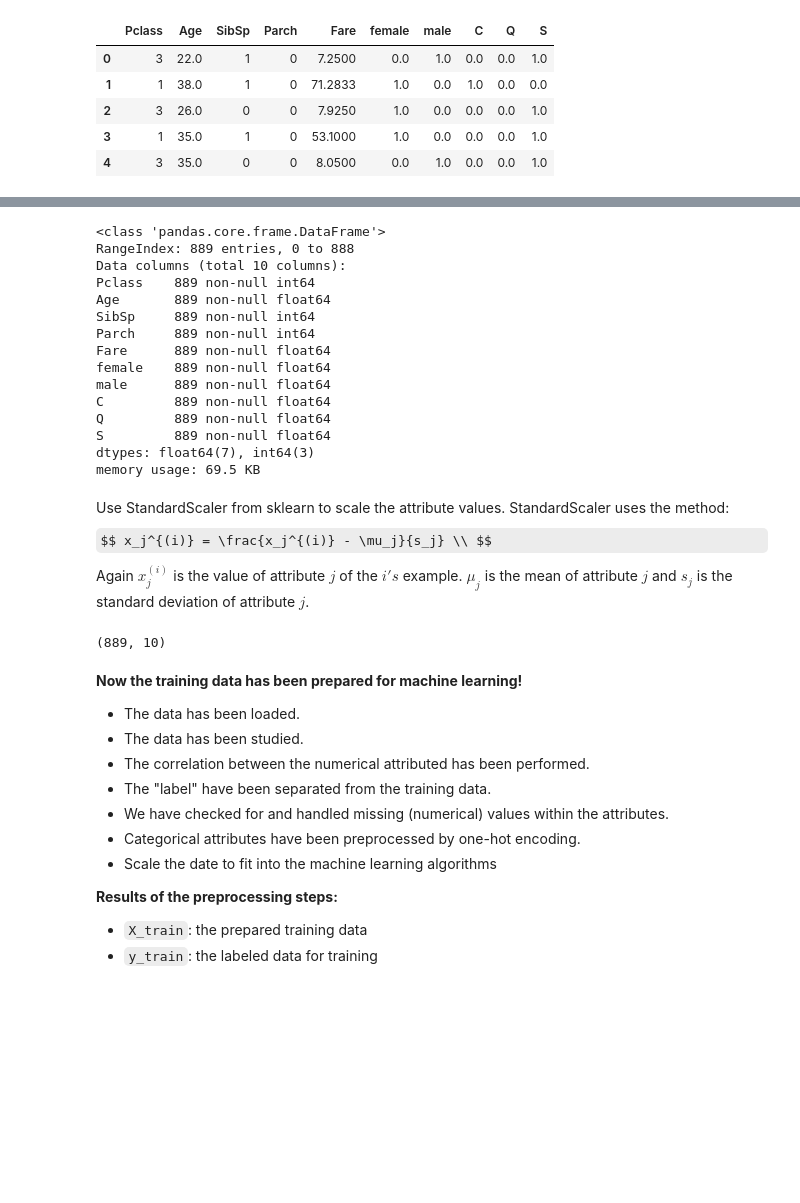
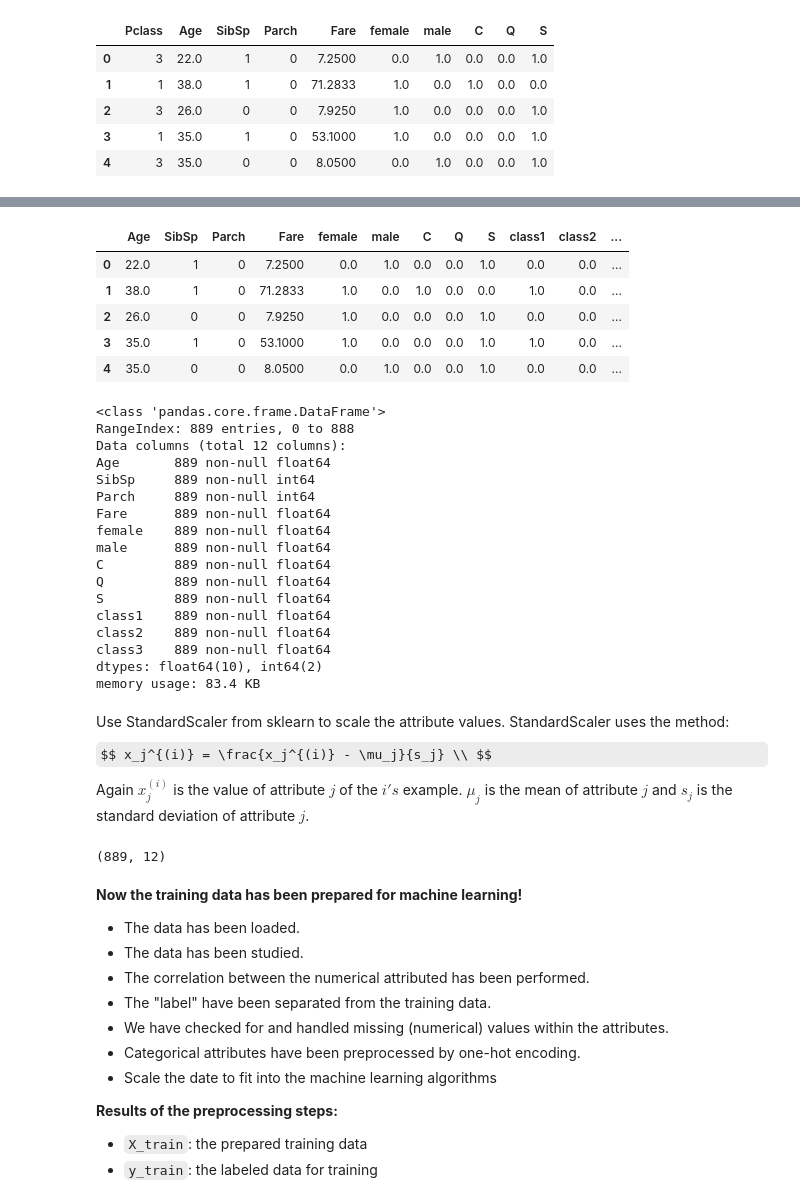
Before and after one commit to faberfred/kaggle, a Jupyter notebook: titanic/titanic_v2.ipynb, the cells around one changed output, grey strips where cells are left out. Drawn from its saved outputs; the diff is of its cells as text; code cells hidden in the pictures; some formulas as TeX source; blank space fills up the shorter version.

```diff
--- a/titanic/titanic_v2.ipynb
+++ b/titanic/titanic_v2.ipynb
@@ -406,3 +406,7 @@ X_train.head()
 | 2 | 3 | 26.0 | 0 | 0 | 7.9250 | 1.0 | 0.0 | 0.0 | 0.0 | 1.0 |
 | 3 | 1 | 35.0 | 1 | 0 | 53.1000 | 1.0 | 0.0 | 0.0 | 0.0 | 1.0 |
 | 4 | 3 | 35.0 | 0 | 0 | 8.0500 | 0.0 | 1.0 | 0.0 | 0.0 | 1.0 |
+# %%
+classes_cat = X_train['Pclass']
+classes_cat = classes_cat.as_matrix()
+type(classes_cat)
@@ -408,0 +415,6 @@ X_train.head()
+# %%
+classes_cat = classes_cat.reshape(-1, 1)
+classes_cat = cat_encoder.fit_transform(classes_cat)
+# %%
+classes_cat_1hot = pd.DataFrame(classes_cat, columns=['class1', 'class2', 'class3'])
+classes_cat_1hot.head(10)
@@ -409,3 +442,3 @@ X_train.head()
 # %%
-#X_train.drop(['index'], axis=1, inplace=True)
-#X_train.head()
+X_train.drop('Pclass', axis=1, inplace=True)
+X_train.head()
@@ -412,10 +452,19 @@ X_train.head()
+# %%
+X_train = pd.concat([X_train, classes_cat_1hot], axis=1)
+X_train.head()
+# %% [output]
+|  | Age | SibSp | Parch | Fare | female | male | C | Q | S | class1 | class2 | ... |
+| 0 | 22.0 | 1 | 0 | 7.2500 | 0.0 | 1.0 | 0.0 | 0.0 | 1.0 | 0.0 | 0.0 | ... |
+| 1 | 38.0 | 1 | 0 | 71.2833 | 1.0 | 0.0 | 1.0 | 0.0 | 0.0 | 1.0 | 0.0 | ... |
+| 2 | 26.0 | 0 | 0 | 7.9250 | 1.0 | 0.0 | 0.0 | 0.0 | 1.0 | 0.0 | 0.0 | ... |
+| 3 | 35.0 | 1 | 0 | 53.1000 | 1.0 | 0.0 | 0.0 | 0.0 | 1.0 | 1.0 | 0.0 | ... |
+| 4 | 35.0 | 0 | 0 | 8.0500 | 0.0 | 1.0 | 0.0 | 0.0 | 1.0 | 0.0 | 0.0 | ... |
 # %%
 X_train.info()
 # %% [output]
 <class 'pandas.core.frame.DataFrame'>
 RangeIndex: 889 entries, 0 to 888
-Data columns (total 10 columns):
-Pclass    889 non-null int64
+Data columns (total 12 columns):
 Age       889 non-null float64
 SibSp     889 non-null int64
 Parch     889 non-null int64
@@ -425,8 +474,11 @@ male      889 non-null float64
 C         889 non-null float64
 Q         889 non-null float64
 S         889 non-null float64
-dtypes: float64(7), int64(3)
-memory usage: 69.5 KB
+class1    889 non-null float64
+class2    889 non-null float64
+class3    889 non-null float64
+dtypes: float64(10), int64(2)
+memory usage: 83.4 KB
 # %% [markdown]
 Use StandardScaler from sklearn to scale the attribute values.
 StandardScaler uses the method:
@@ -437,10 +494,12 @@ Again $x_j^{(i)}$ is the value of attribute $j$ of the $i's$ example. $\mu_j$ is
 from sklearn.preprocessing import StandardScaler
 
 scaler = StandardScaler()
+#scaler.fit_transform(X_train[['Fare']].values)
 scaled_values = scaler.fit_transform(X_train)
 scaled_values.shape
+#scaled_values = X_train
 # %% [output]
-(889, 10)
+(889, 12)
 # %% [markdown]
 **Now the training data has been prepared for machine learning!**
 
```
Also changed, not shown: parts of 15 cells of this notebook.
